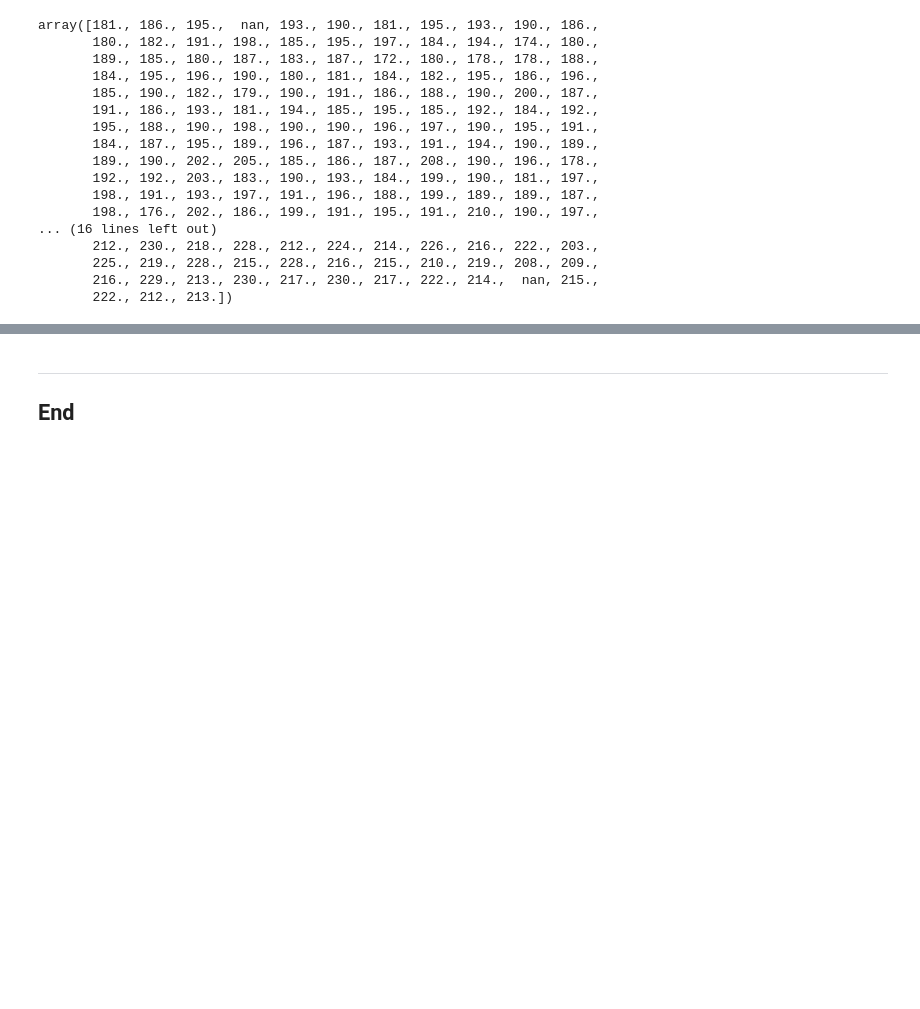
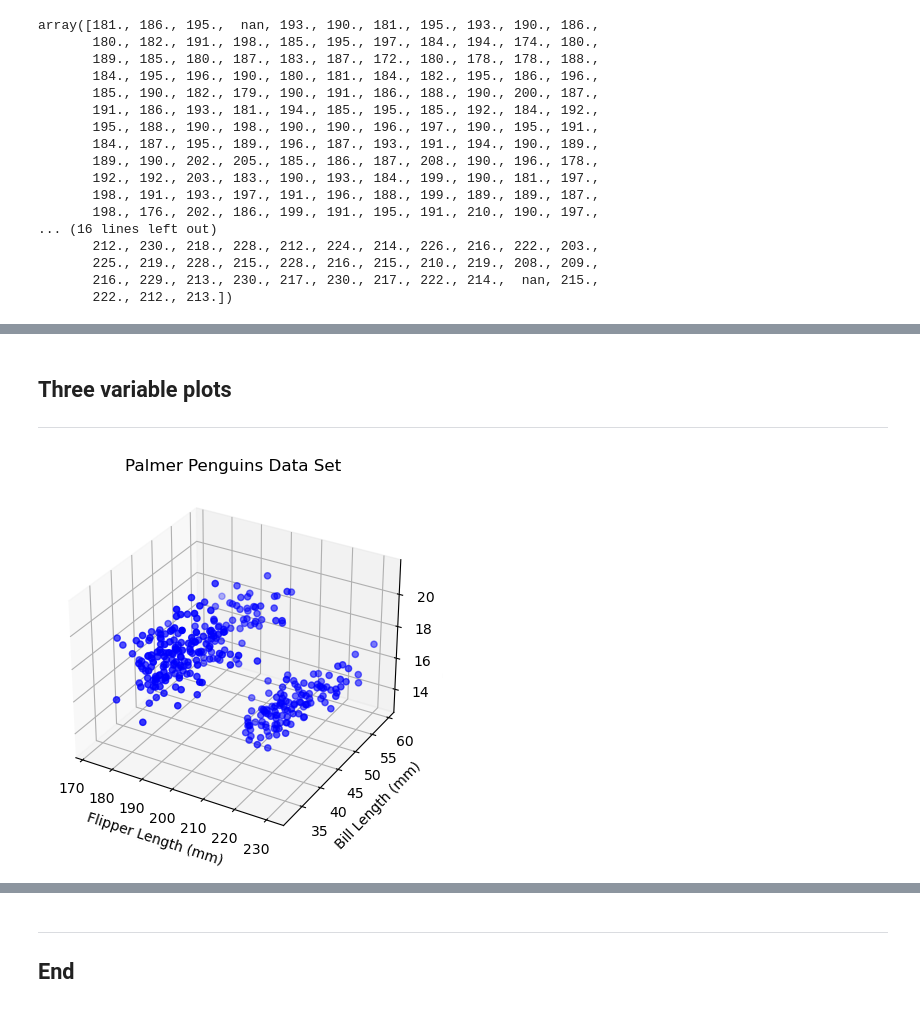
Before and after one commit to MattiDoubleU/Principles-of-Data-Analytics-Project, a Jupyter notebook: penguins.ipynb, the cells around one changed output, grey strips where cells are left out. Saved outputs shown, nothing was run; the diff lists cells and outputs as text; code cells hidden in the pictures; blank space fills up the shorter version.

```diff
--- a/penguins.ipynb
+++ b/penguins.ipynb
@@ -197,10 +200,10 @@ Name: flipper_length_mm, Length: 344, dtype: float64
 <class 'pandas.core.series.Series'>
 # %%
 # Just get the numpy array.
-plen = plen.to_numpy()
+flen = flen.to_numpy()
 
 # Show.
-plen
+flen
 # %% [output]
 array([181., 186., 195.,  nan, 193., 190., 181., 195., 193., 190., 186.,
        180., 182., 191., 198., 185., 195., 197., 184., 194., 174., 180.,
@@ -222,3 +315,28 @@ array([181., 186., 195.,  nan, 193., 190., 181., 195., 193., 190., 186.,
+# %% [markdown]
+## Three variable plots
+***
+# %%
+# I wanted to try out a 3D plot and looked up a suitable code here: https://matplotlib.org/stable/gallery/mplot3d/2dcollections3d.html#sphx-glr-gallery-mplot3d-2dcollections3d-py
+
+# Create a new figure and set of axes.
+fig = plt.figure()
+ax = fig.add_subplot(111, projection='3d')
+
+# Plot the 3D scatter plot.
+ax.scatter(flen, blength, bdepth, c='b', marker='o')
+
+# Axis labels.
+ax.set_xlabel('Flipper Length (mm)')
+ax.set_ylabel('Bill Length (mm)')
+ax.set_zlabel('Body Mass (g)')
+
+# Title.
+ax.set_title('Palmer Penguins Data Set')
+
+# Show the plot.
+plt.show()
+# %% [output]
+[figure, added]
 # %% [markdown]
 ### Further reading and references
 ***
```
Also changed, not shown: parts of 9 cells of this notebook, 1 other file.
